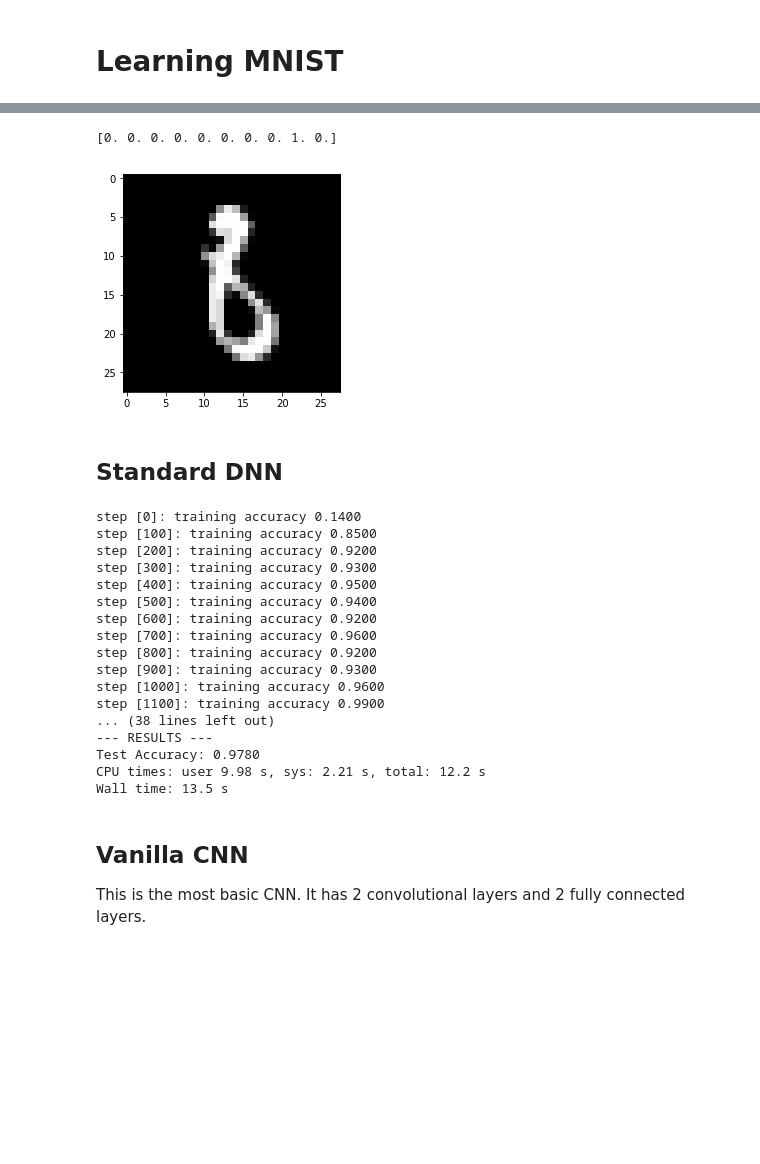
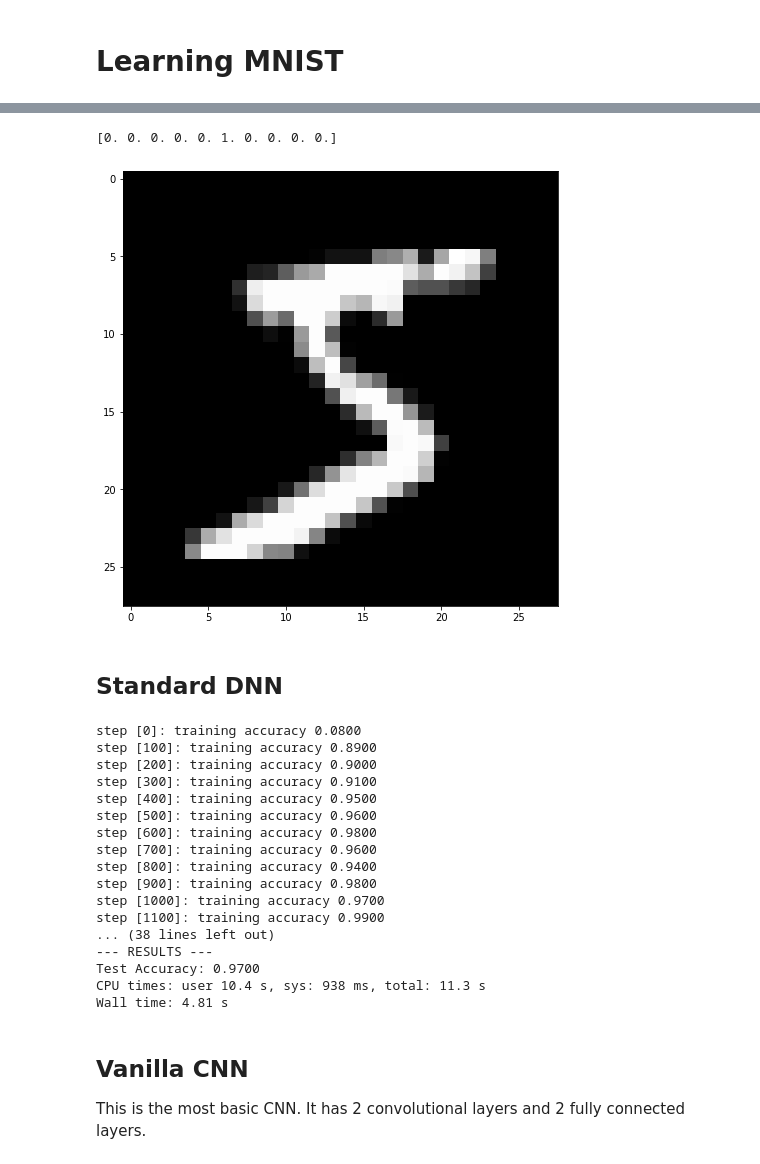
Before and after one commit to pmorerio/deep-learning-tutorials, a Jupyter notebook: CNN/cnn_overview_tensorflow.ipynb, the cells around one changed output, grey strips where cells are left out. Cells and saved outputs as stored; diff of their text form; code cells hidden in the pictures; blank space fills up the shorter version.

```diff
--- a/CNN/cnn_overview_tensorflow.ipynb
+++ b/CNN/cnn_overview_tensorflow.ipynb
@@ -99,8 +87,21 @@ Extracting data/MNIST_data/t10k-labels-idx1-ubyte.gz
-# %%
-plt.imshow(np.reshape(mnist.train.images[42],[28,28]))
-print(mnist.train.labels[42])
-# %% [output]
-[0. 0. 0. 0. 0. 0. 0. 0. 1. 0.]
-[figure, removed]
+# %%
+# Load in data
+mnist_train, mnist_test = tf.keras.datasets.mnist.load_data(
+    path='mnist.npz'
+)
+
+mnist_train_images, mnist_train_labels = mnist_train
+mnist_test_images, mnist_test_labels = mnist_test
+
+from keras.utils.np_utils import to_categorical
+
+mnist_train_labels = to_categorical(mnist_train_labels)
+mnist_test_labels = to_categorical(mnist_test_labels)
+# %%
+plt.imshow(mnist_train_images[0])
+print(mnist_train_labels[0])
+# %% [output]
+[0. 0. 0. 0. 0. 1. 0. 0. 0. 0.]
+[figure, added]
 # %%
 def weight_variable(shape):
@@ -114,10 +115,18 @@ def bias_variable(shape):
 ## Standard DNN
 # %%
 %%time
+tf.compat.v1.disable_eager_execution()
+
+# flatten to a vector
+l_train = len(mnist_train_labels)
+l_test = len(mnist_test_labels)
+
+train_images = np.reshape(mnist_train_images, [l_train,784])/255.
+test_images = np.reshape(mnist_test_images, [l_test,784])/255.
 
 # Placeholders
-y_true = tf.placeholder(tf.float32, [None, 10])
-x = tf.placeholder(tf.float32, [None, 784])
+y_true = tf.compat.v1.placeholder(tf.float32, [None, 10])
+x = tf.compat.v1.placeholder(tf.float32, [None, 784])
 
 # Layer 1
 W1 = weight_variable([784, 100])
@@ -129,19 +138,22 @@ W2 = weight_variable([100, 10])
 b2 = bias_variable([10])
 y = tf.matmul(h1, W2) + b2
 
-# Define loss and optimizer
+# Define some operations: loss and optimizer
 cross_entropy = tf.reduce_mean(tf.nn.softmax_cross_entropy_with_logits(logits=y, labels=y_true))
-train_step = tf.train.GradientDescentOptimizer(0.5).minimize(cross_entropy)
+train_step = tf.compat.v1.train.GradientDescentOptimizer(0.5).minimize(cross_entropy)
 correct_prediction = tf.equal(tf.argmax(y, 1), tf.argmax(y_true, 1))
 accuracy = tf.reduce_mean(tf.cast(correct_prediction, tf.float32))
 
 # Start session
-sess = tf.Session()
-sess.run(tf.global_variables_initializer())
+sess = tf.compat.v1.Session()
+sess.run(tf.compat.v1.global_variables_initializer())
+
+batch_size = 100
 
 # Train
 for i in range(5000):
-    batch_xs, batch_ys = mnist.train.next_batch(100)
+    batch_xs, batch_ys = train_images[i*batch_size % l_train : (i+1)*batch_size  % l_train],\
+                        mnist_train_labels[i*batch_size % l_train : (i+1)*batch_size % l_train]
     if i % 100 == 0:
         _, acc = sess.run([train_step, accuracy], feed_dict={x: batch_xs, y_true: batch_ys})
         print("step [%d]: training accuracy %.4f" % (i, acc))
@@ -151,28 +163,28 @@ for i in range(5000):
 
 # Test trained model
 print("--- RESULTS ---")
-print("Test Accuracy: %.4f" % sess.run(accuracy, feed_dict={x: mnist.test.images[:1000],
-                              y_true: mnist.test.labels[:1000]}))
+print("Test Accuracy: %.4f" % sess.run(accuracy, feed_dict={x: test_images[:1000],
+                              y_true: mnist_test_labels[:1000]}))
 sess.close()
-tf.reset_default_graph()
+tf.compat.v1.reset_default_graph()
 # %% [output]
-step [0]: training accuracy 0.1400
-step [100]: training accuracy 0.8500
-step [200]: training accuracy 0.9200
-step [300]: training accuracy 0.9300
+step [0]: training accuracy 0.0800
+step [100]: training accuracy 0.8900
+step [200]: training accuracy 0.9000
+step [300]: training accuracy 0.9100
 step [400]: training accuracy 0.9500
-step [500]: training accuracy 0.9400
-step [600]: training accuracy 0.9200
+step [500]: training accuracy 0.9600
+step [600]: training accuracy 0.9800
 step [700]: training accuracy 0.9600
-step [800]: training accuracy 0.9200
-step [900]: training accuracy 0.9300
-step [1000]: training accuracy 0.9600
+step [800]: training accuracy 0.9400
+step [900]: training accuracy 0.9800
+step [1000]: training accuracy 0.9700
 step [1100]: training accuracy 0.9900
 ... (38 lines left out)
 --- RESULTS ---
-Test Accuracy: 0.9780
-CPU times: user 9.98 s, sys: 2.21 s, total: 12.2 s
-Wall time: 13.5 s
+Test Accuracy: 0.9700
+CPU times: user 10.4 s, sys: 938 ms, total: 11.3 s
+Wall time: 4.81 s
 # %% [markdown]
 ## Vanilla CNN
 
```
Also changed, not shown: parts of 5 cells of this notebook, 3 other files.
